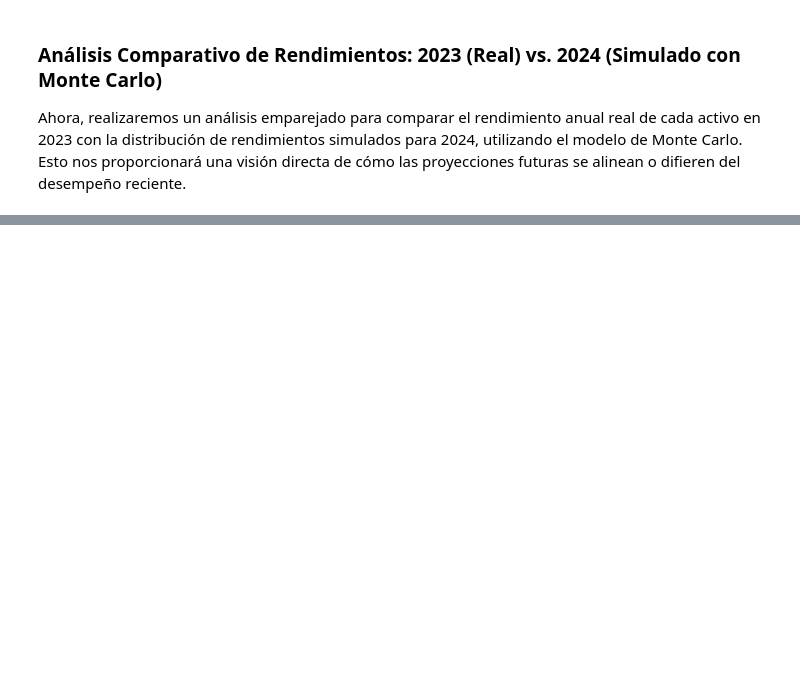
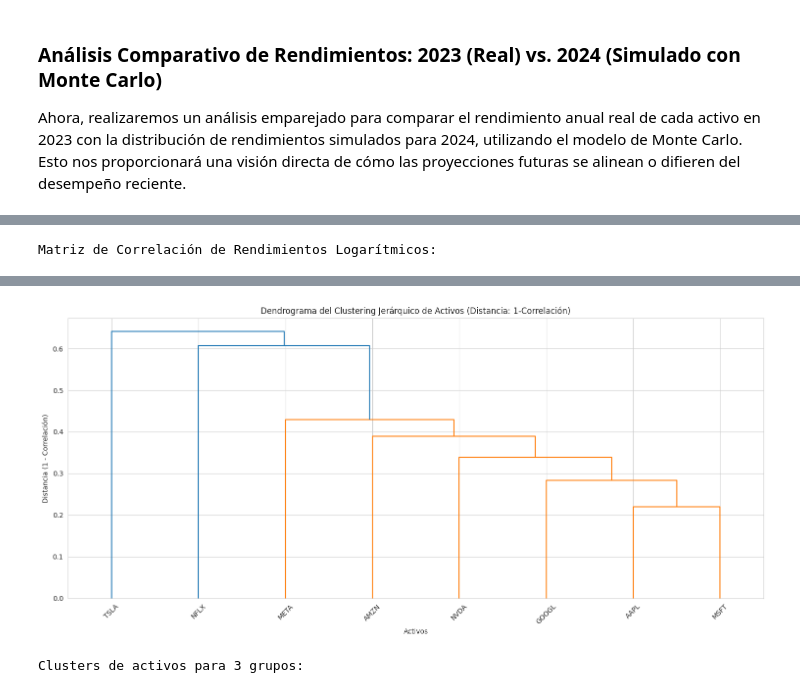
Before and after one commit to mcabeza-gif/Modelado-de-Datos, a Jupyter notebook: modelado_de_datos_.ipynb, the cells around one changed output, grey strips where cells are left out. Drawn from its saved outputs; the diff is of its cells as text; code cells hidden in the pictures; blank space fills up the shorter version.

```diff
--- a/modelado_de_datos_.ipynb
+++ b/modelado_de_datos_.ipynb
@@ -2315,0 +2375,72 @@ display(comparison_df.style.format('{:.2%}'))
+# %%
+from scipy.cluster.hierarchy import linkage, dendrogram, fcluster
+from scipy.spatial.distance import pdist, squareform
+import matplotlib.pyplot as plt
+import seaborn as sns
+import pandas as pd
+
+# Asegurarse de que log_returns y correlation_matrix estén disponibles
+# Este código se replica si la celda anterior fue borrada o el kernel reiniciado
+import yfinance as yf
+import numpy as np
+
+# Definir los tickers de 8 activos tecnológicos
+tech_tickers = ['AAPL', 'MSFT', 'AMZN', 'GOOGL', 'META', 'NVDA', 'TSLA', 'NFLX']
+
+# Descargar datos históricos para los tickers
+data = yf.download(tech_tickers, start='2020-01-01', end='2023-12-31', progress=False)
+
+# Extraer solo los precios de cierre
+close_prices = data['Close']
+
+# Calcular los rendimientos logarítmicos
+log_returns = close_prices.apply(lambda x: pd.Series(np.log(x).diff())).dropna()
+
+# Calcular la matriz de correlación de los rendimientos logarítmicos
+correlation_matrix = log_returns.corr()
+
+print("Matriz de Correlación de Rendimientos Logarítmicos:")
+display(correlation_matrix)
+
+# 1. Convertir la matriz de correlación a una matriz de distancia
+# Los algoritmos de clustering típicamente operan sobre distancias
+distance_matrix = 1 - correlation_matrix
+
+# Asegurarse de que la matriz de distancia sea simétrica y con diagonal cero
+# Para scipy.cluster.hierarchy.linkage, necesitamos la forma condensada de la matriz de distancia
+condensed_distance_matrix = squareform(distance_matrix)
+
+# 2. Realizar el clustering jerárquico
+# Usamos el método 'ward' para minimizar la varianza dentro de cada cluster
+Z = linkage(condensed_distance_matrix, method='ward')
+
+# 3. Visualizar el dendrograma
+plt.figure(figsize=(15, 7))
+plt.title('Dendrograma del Clustering Jerárquico de Activos (Distancia: 1-Correlación)')
+plt.xlabel('Activos')
+plt.ylabel('Distancia (1 - Correlación)')
+dendrogram(
+    Z,
+    labels=correlation_matrix.index.tolist(), # Usar los nombres de los tickers como etiquetas
+    leaf_rotation=45.,  # Rotar etiquetas para mejor legibilidad
+    leaf_font_size=10., # Tamaño de fuente de las etiquetas
+)
+plt.tight_layout()
+plt.show()
+
+# 4. Formar clusters cortando el dendrograma
+# Por ejemplo, para obtener 3 clusters (puedes ajustar este número según el dendrograma)
+num_clusters = 3
+clusters = fcluster(Z, num_clusters, criterion='maxclust')
+
+# Asignar los clusters a los activos
+asset_clusters = pd.DataFrame({'Asset': correlation_matrix.index, 'Cluster': clusters})
+asset_clusters = asset_clusters.set_index('Asset')
+
+print(f"\nClusters de activos para {num_clusters} grupos:")
+display(asset_clusters.sort_values(by='Cluster'))
+
+# Opcional: Para una mejor comprensión, podemos recalcular la correlación media dentro de cada cluster
+# Esto es más complejo y quizás para un análisis posterior, pero se menciona como idea.
+# %% [output]
+Matriz de Correlación de Rendimientos Logarítmicos:
@@ -2315,0 +2457,2 @@ display(comparison_df.style.format('{:.2%}'))
+[figure, added]
+Clusters de activos para 3 grupos:
```
Also changed, not shown: parts of 23 cells of this notebook.
